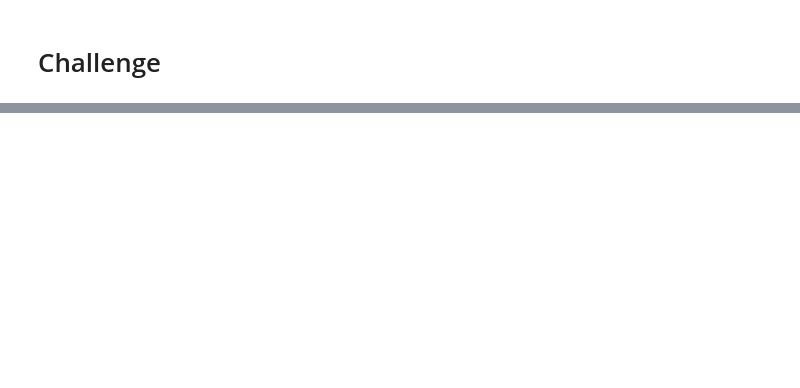
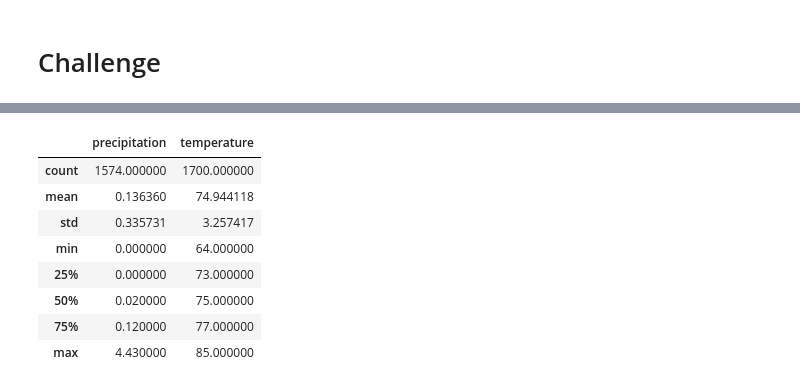
Before and after one commit to madarahr/Surfs_up, a Jupyter notebook: climate_analysis.ipynb, the cells around one changed output, grey strips where cells are left out. Cells and saved outputs as stored; diff of their text form; code cells hidden in the pictures; blank space fills up the shorter version.

```diff
--- a/climate_analysis.ipynb
+++ b/climate_analysis.ipynb
@@ -173,0 +210,6 @@ plt.tight_layout()
+# %%
+session = Session(engine)
+# %%
+results = []
+results = session.query(Measurement.date, Measurement.prcp, Measurement.tobs, Measurement.station).all()
+print(results)
@@ -173,0 +218,6 @@ plt.tight_layout()
+# %%
+# Save the query results as a Pandas DataFrame and set the index to the date column
+weather_df = pd.DataFrame(results, columns=['date','precipitation', 'temperature', 'station'])
+weather_df.set_index(weather_df['date'], inplace=True)
+# Print list
+print(weather_df.to_string(index=False))
@@ -173,0 +242,3 @@ plt.tight_layout()
+# %%
+# Filtering weather information for the month of June.
+june_df = weather_df[pd.to_datetime(weather_df['date']).dt.month == 6]
@@ -173,0 +247,13 @@ plt.tight_layout()
+# %%
+# Statistical information for the month of June across all stations.
+june_df.describe()
+# %% [output]
+|  | precipitation | temperature |
+| count | 1574.000000 | 1700.000000 |
+| mean | 0.136360 | 74.944118 |
+| std | 0.335731 | 3.257417 |
+| min | 0.000000 | 64.000000 |
+| 25% | 0.000000 | 73.000000 |
+| 50% | 0.020000 | 75.000000 |
+| 75% | 0.120000 | 77.000000 |
+| max | 4.430000 | 85.000000 |
```
Also changed, not shown: parts of 19 cells of this notebook, 1 other file.
